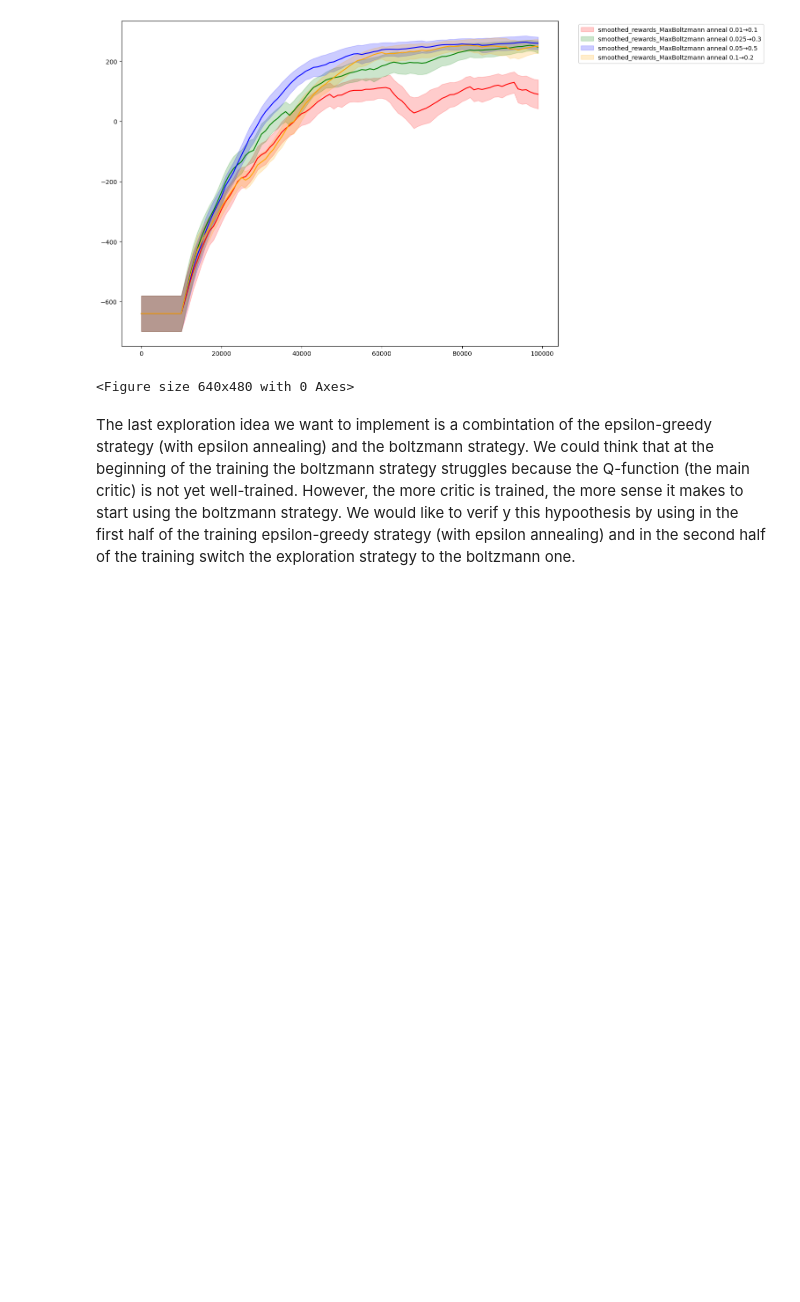
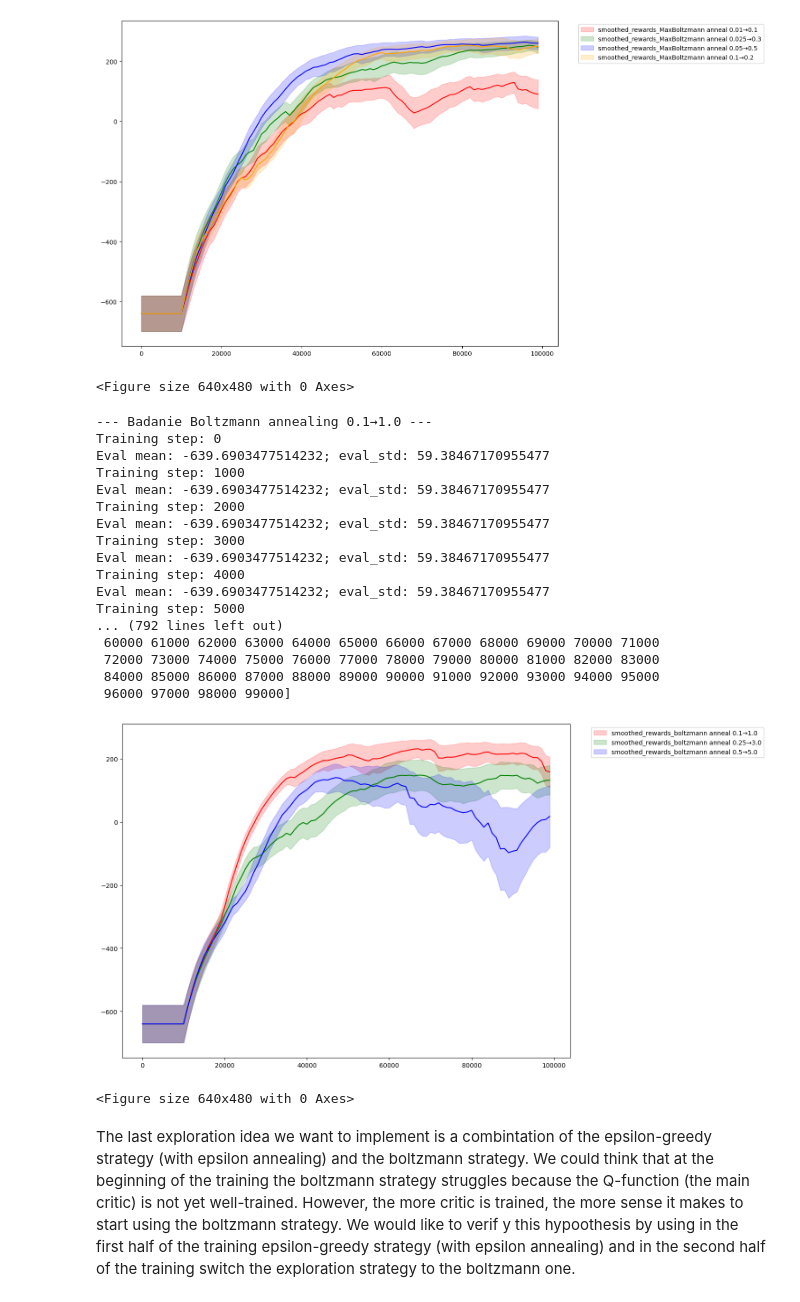
Before and after one commit to mar2000/Deep-Neural-Networks, a Jupyter notebook: Project4/hw_4_dqn_exploration_student.ipynb, the cells around one changed output. Cells and saved outputs as stored; diff of their text form; code cells hidden in the pictures; blank space fills up the shorter version.

```diff
--- a/Project4/hw_4_dqn_exploration_student.ipynb
+++ b/Project4/hw_4_dqn_exploration_student.ipynb
@@ -742,24 +743,51 @@ class BoltzmannWithTemperatureAnnealingDQN(BoltzmannDQN):
 # %%
 # Badanie wrażliwości Boltzmann z annealing
 ba_results = {"means": [], "stds": [], "names": [], "colours": []}
 
 # Różne zakresy temperatur: (start, end)
 temperature_ranges = [(0.1, 1.0), (0.25, 3.0), (0.5, 5.0)]
 
+# Upewnij się, że colours_list jest zdefiniowana
+if 'colours_list' not in dir():
+    colours_list = ['red', 'green', 'blue', 'orange', 'purple', 'brown', 'pink', 'gray']
+
 for i, (start, end) in enumerate(temperature_ranges):
     print(f"\n--- Badanie Boltzmann annealing {start}→{end} ---")
     ba_results["names"].append(f"boltzmann anneal {start}→{end}")
-    ba_results["colours"].append(colours_list[i])
+    ba_results["colours"].append(colours_list[i % len(colours_list)])
 
     model = BoltzmannWithTemperatureAnnealingDQN(args, start_temperature=start, final_temperature=end)
     means, stds = train_dqn(model)
 
     ba_results["means"].append(means)
     ba_results["stds"].append(stds)
 
 # Wykres porównawczy
 print("\n--- Wykres porównawczy Boltzmann z annealing ---")
-plot_results_many(ba_results["means"], ba_results["stds"], ba_results["names"], ba_results["colours"])
+if ba_results["means"]:
+    plot_results_many(ba_results["means"], ba_results["stds"], ba_results["names"], ba_results["colours"])
+else:
+    print("Brak wyników do wyświetlenia.")
+# %% [output]
+--- Badanie Boltzmann annealing 0.1→1.0 ---
+Training step: 0
+Eval mean: -639.6903477514232; eval_std: 59.38467170955477
+Training step: 1000
+Eval mean: -639.6903477514232; eval_std: 59.38467170955477
+Training step: 2000
+Eval mean: -639.6903477514232; eval_std: 59.38467170955477
+Training step: 3000
+Eval mean: -639.6903477514232; eval_std: 59.38467170955477
+Training step: 4000
+Eval mean: -639.6903477514232; eval_std: 59.38467170955477
+Training step: 5000
+... (792 lines left out)
+ 60000 61000 62000 63000 64000 65000 66000 67000 68000 69000 70000 71000
+ 72000 73000 74000 75000 76000 77000 78000 79000 80000 81000 82000 83000
+ 84000 85000 86000 87000 88000 89000 90000 91000 92000 93000 94000 95000
+ 96000 97000 98000 99000]
+[figure, added]
+<Figure size 640x480 with 0 Axes>
 # %%
 boltzmann_temp_anneal_dqn = BoltzmannWithTemperatureAnnealingDQN(args)
 result_means_boltzmann_temp_anneal_dqn, result_stds_boltzmann_temp_anneal_dqn = train_dqn(boltzmann_temp_anneal_dqn)
```
Also changed, not shown: parts of 1 cell of this notebook.
